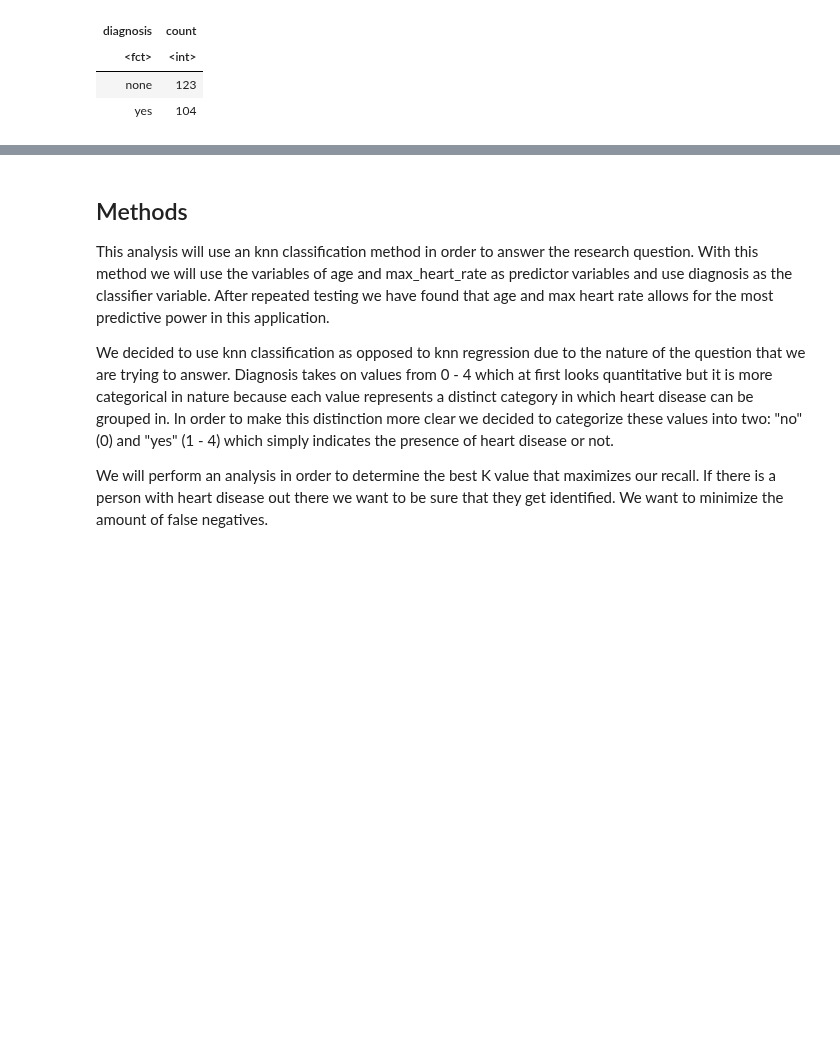
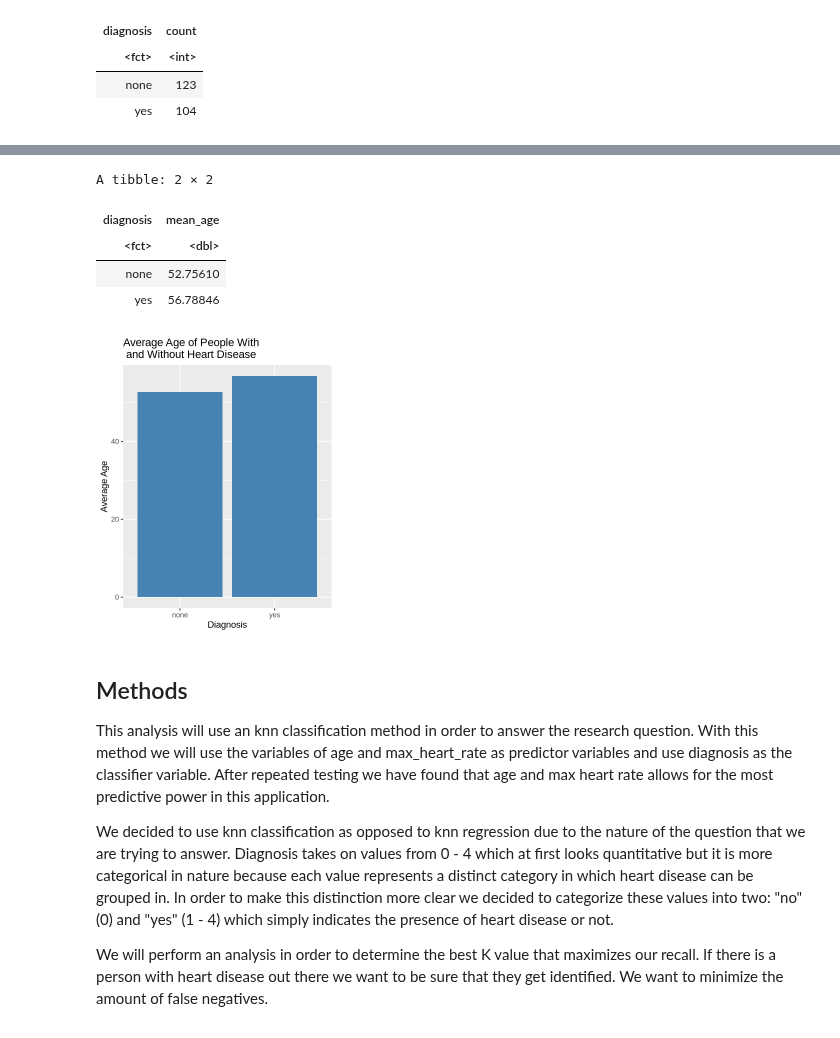
Before and after one commit to ssun05/dsci_100_002_group5_project, a Jupyter notebook: proposal.ipynb, the cells around one changed output, grey strips where cells are left out. Saved outputs shown, nothing was run; the diff lists cells and outputs as text; code cells hidden in the pictures; blank space fills up the shorter version.

```diff
--- a/proposal.ipynb
+++ b/proposal.ipynb
@@ -101,5 +101,26 @@ A tibble: 2 × 2
 # %%
-# predictor mean"
+# predictor mean: age
+mean_age <- heart_train |>
+                group_by(diagnosis) |>
+                summarize(mean_age = mean(age))
+
+mean_age
+
+options(repr.plot.width = 4, repr.plot.height = 5)
+avg_hrt_plot <- mean_age |>
+                ggplot(aes(x = diagnosis, y = mean_age)) +
+                geom_bar(stat = "identity", fill = "steelblue") +
+                labs(x = "Diagnosis", y = "Average Age") +
+                ggtitle("Average Age of People With \n and Without Heart Disease")
+
+avg_hrt_plot
+# %% [output]
+A tibble: 2 × 2
+| diagnosis | mean_age |
+| <fct> | <dbl> |
+| none | 52.75610 |
+| yes | 56.78846 |
+[figure, added]
 # %% [markdown]
 ## Methods
 
```
Also changed, not shown: parts of 1 cell of this notebook.
